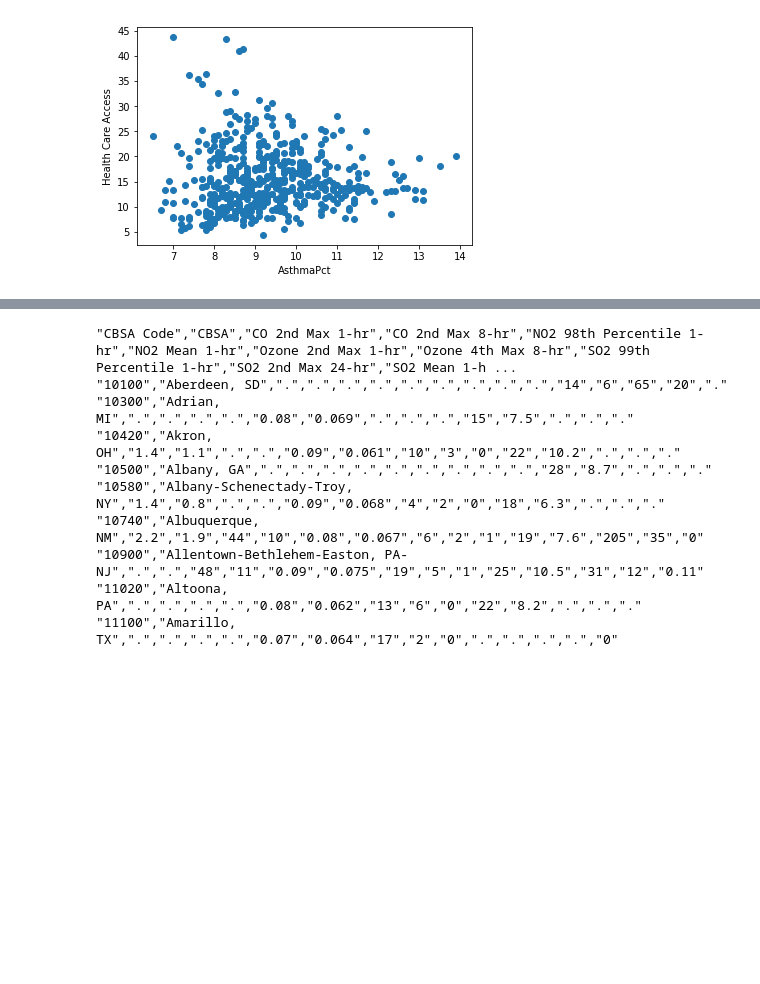
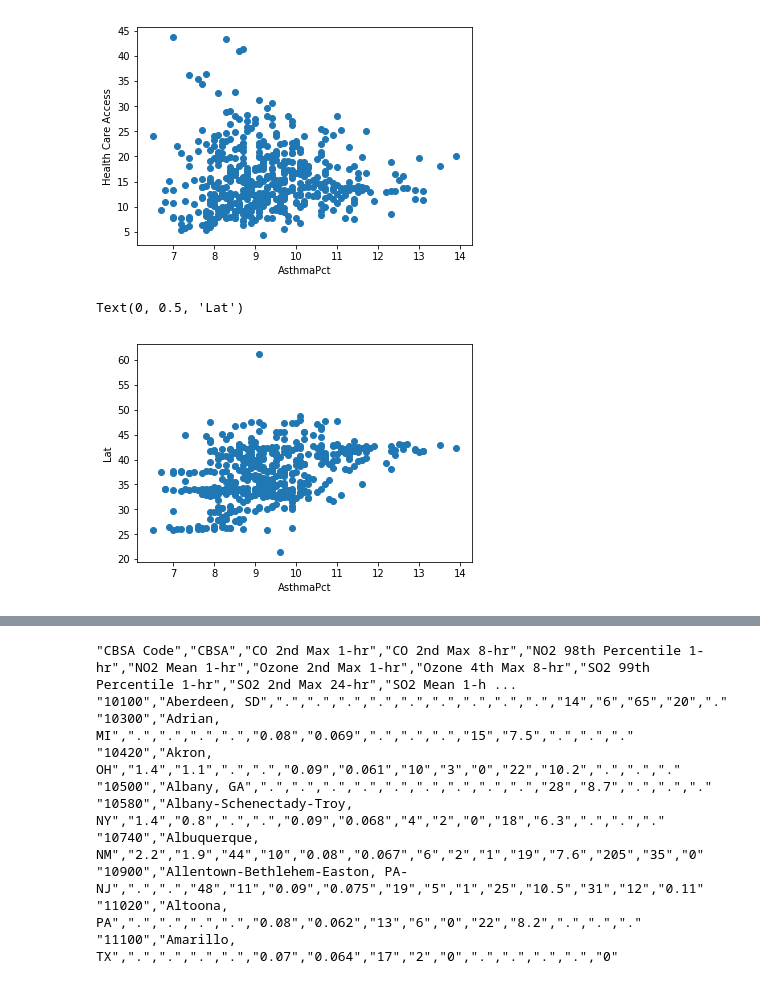
Before and after one commit to sabderra/stat109, a Jupyter notebook: data_prep/asthma_data.ipynb, the cells around one changed output, grey strips where cells are left out. Cells and saved outputs as stored; diff of their text form; code cells hidden in the pictures; blank space fills up the shorter version.

```diff
--- a/data_prep/asthma_data.ipynb
+++ b/data_prep/asthma_data.ipynb
@@ -141,3 +141,10 @@ plt.ylabel('Health Care Access')
 # %% [output]
 Text(0, 0.5, 'Health Care Access')
 [figure]
+# %%
+plt.scatter(df['AsthmaPct'], df['Lat'])
+plt.xlabel('AsthmaPct')
+plt.ylabel('Lat')
+# %% [output]
+Text(0, 0.5, 'Lat')
+[figure, added]
```
Also changed, not shown: parts of 21 cells of this notebook, 1 other file.
